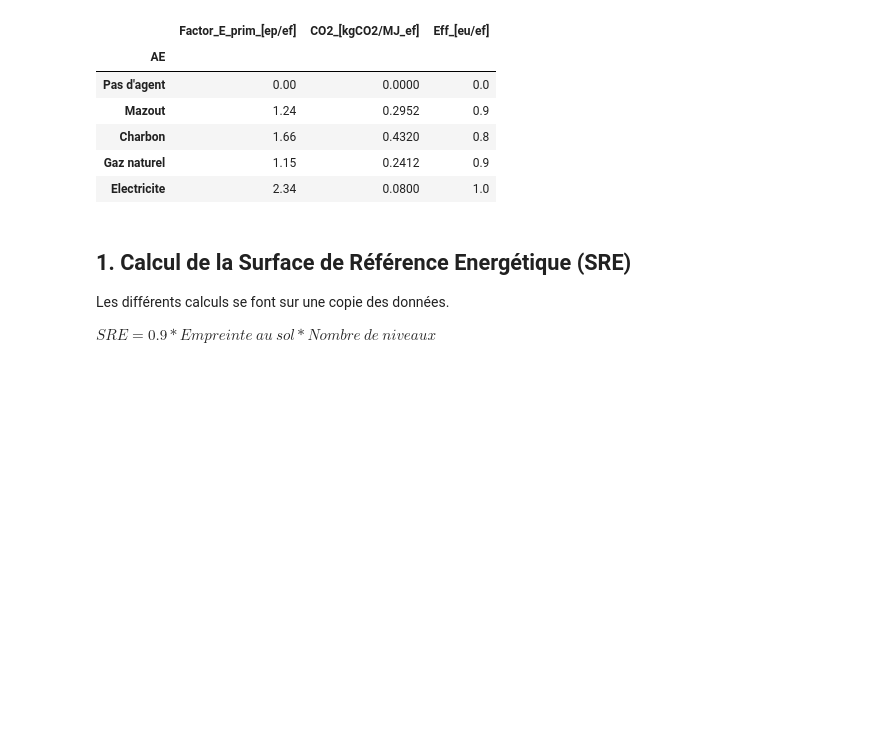
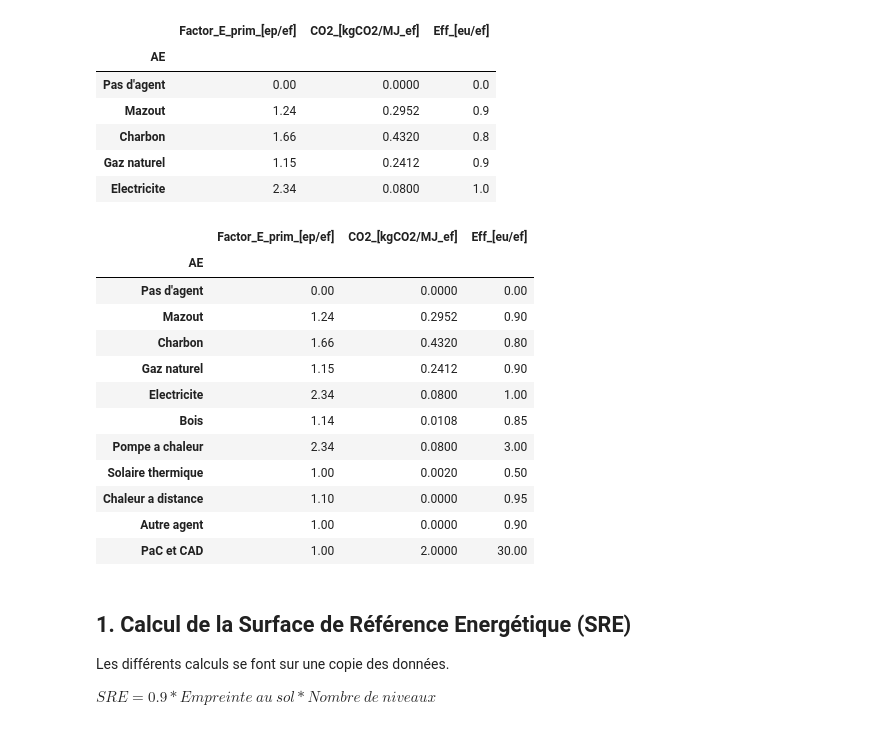
Before and after one commit to ppuertocrem/gezu, a Jupyter notebook: GEZU_2018-Correction.ipynb, the cells around one changed output. Cells and saved outputs as stored; diff of their text form; code cells hidden in the pictures; blank space fills up the shorter version.

```diff
--- a/GEZU_2018-Correction.ipynb
+++ b/GEZU_2018-Correction.ipynb
@@ -60,6 +60,23 @@ perf_ae.head()
 | Charbon | 1.66 | 0.4320 | 0.8 |
 | Gaz naturel | 1.15 | 0.2412 | 0.9 |
 | Electricite | 2.34 | 0.0800 | 1.0 |
+# %%
+perf_ae.loc["PaC et CAD"] = [2.5, 0.08, ]
+perf_ae
+# %% [output]
+|  | Factor_E_prim_[ep/ef] | CO2_[kgCO2/MJ_ef] | Eff_[eu/ef] |
+| AE |  |  |  |
+| Pas d'agent | 0.00 | 0.0000 | 0.00 |
+| Mazout | 1.24 | 0.2952 | 0.90 |
+| Charbon | 1.66 | 0.4320 | 0.80 |
+| Gaz naturel | 1.15 | 0.2412 | 0.90 |
+| Electricite | 2.34 | 0.0800 | 1.00 |
+| Bois | 1.14 | 0.0108 | 0.85 |
+| Pompe a chaleur | 2.34 | 0.0800 | 3.00 |
+| Solaire thermique | 1.00 | 0.0020 | 0.50 |
+| Chaleur a distance | 1.10 | 0.0000 | 0.95 |
+| Autre agent | 1.00 | 0.0000 | 0.90 |
+| PaC et CAD | 1.00 | 2.0000 | 30.00 |
 # %% [markdown]
 ## 1. Calcul de la Surface de Référence Energétique (SRE)
 Les différents calculs se font sur une copie des données.
```
Also changed, not shown: parts of 8 cells of this notebook, 1 other file.
